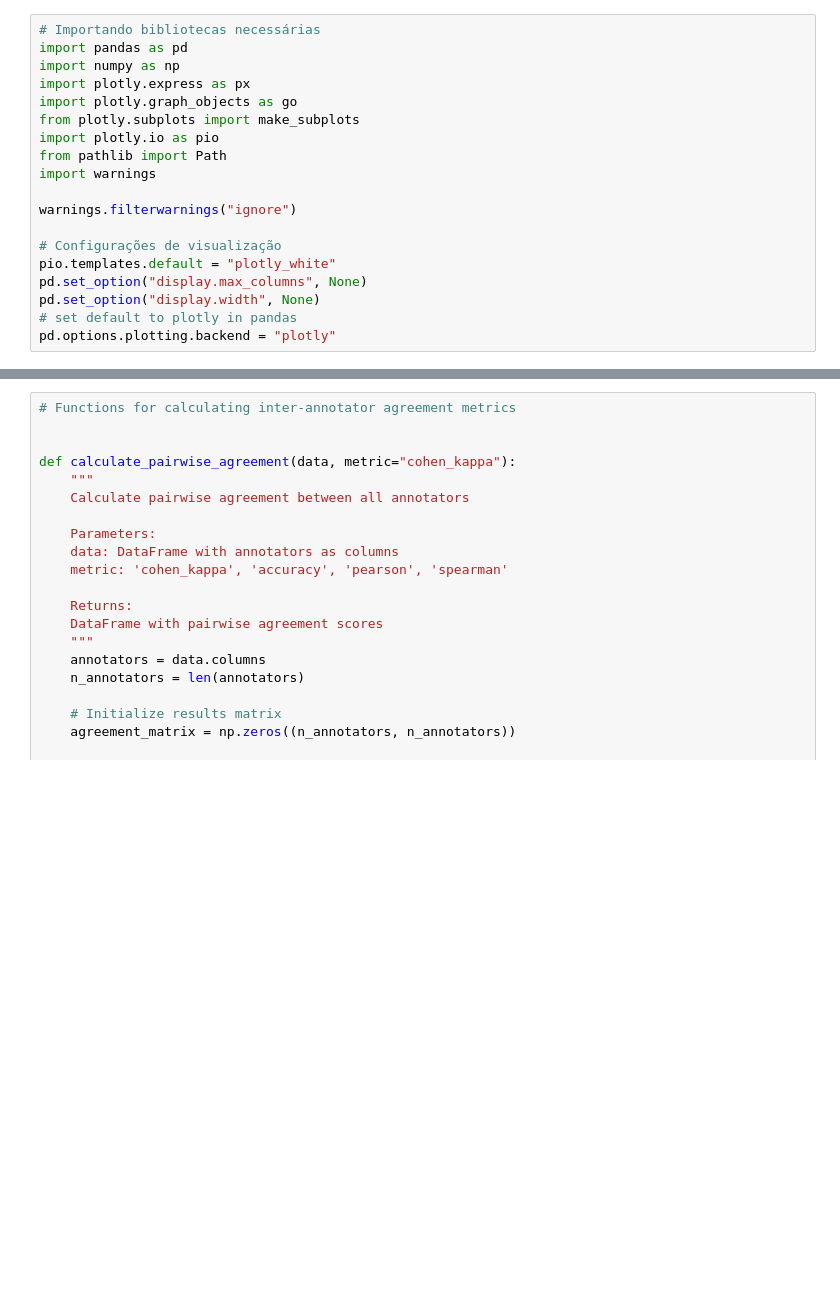
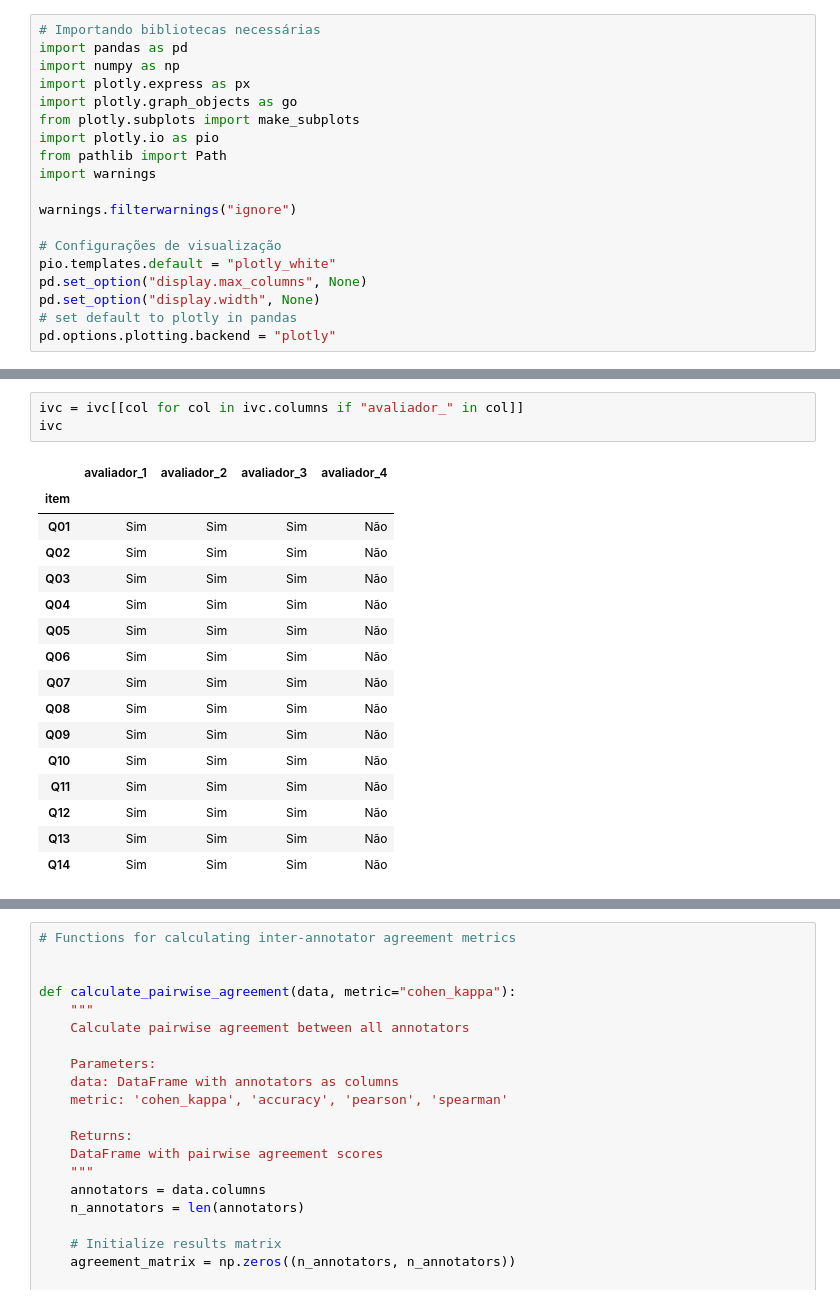
Before and after one commit to eliasjacob/survey_garden, a Jupyter notebook: 03-inter_annotator_agreement.ipynb, the cells around one changed output, grey strips where cells are left out. Drawn from its saved outputs; the diff is of its cells as text; blank space fills up the shorter version.

```diff
--- a/03-inter_annotator_agreement.ipynb
+++ b/03-inter_annotator_agreement.ipynb
@@ -92,0 +125,20 @@ round_2
+# %%
+ivc = ivc[[col for col in ivc.columns if "avaliador_" in col]]
+ivc
+# %% [output]
+|  | avaliador_1 | avaliador_2 | avaliador_3 | avaliador_4 |
+| item |  |  |  |  |
+| Q01 | Sim | Sim | Sim | Não |
+| Q02 | Sim | Sim | Sim | Não |
+| Q03 | Sim | Sim | Sim | Não |
+| Q04 | Sim | Sim | Sim | Não |
+| Q05 | Sim | Sim | Sim | Não |
+| Q06 | Sim | Sim | Sim | Não |
+| Q07 | Sim | Sim | Sim | Não |
+| Q08 | Sim | Sim | Sim | Não |
+| Q09 | Sim | Sim | Sim | Não |
+| Q10 | Sim | Sim | Sim | Não |
+| Q11 | Sim | Sim | Sim | Não |
+| Q12 | Sim | Sim | Sim | Não |
+| Q13 | Sim | Sim | Sim | Não |
+| Q14 | Sim | Sim | Sim | Não |
```
Also changed, not shown: parts of 28 cells of this notebook, 50 other files.
